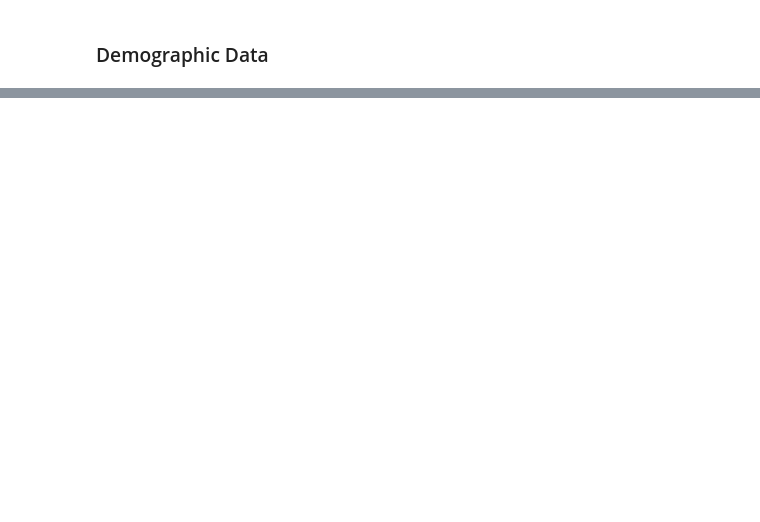
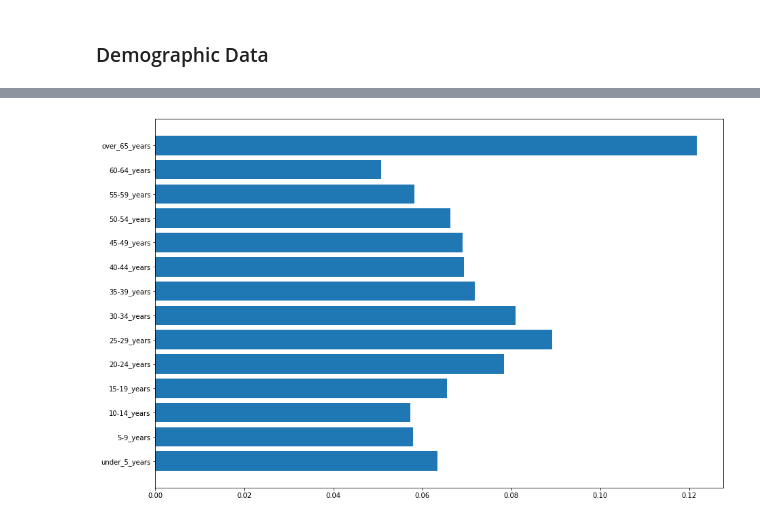
Before and after one commit to jagd724/datatlon, a Jupyter notebook: Datathon_DW.ipynb, the cells around one changed output, grey strips where cells are left out. Saved outputs shown, nothing was run; the diff lists cells and outputs as text; code cells hidden in the pictures; blank space fills up the shorter version.

Commit message:
Demographic and climate dw

```diff
--- a/Datathon_DW.ipynb
+++ b/Datathon_DW.ipynb
@@ -173,2 +345,5 @@ map_1.config
 # %% [markdown]
 ### Demographic Data
+# %%
+#We strat loading the dataset that contains the demographic information about each nta
+demographics = pd.read_csv('data/demographics.csv')
@@ -174,0 +352,3 @@ map_1.config
+# %%
+Agesrange=demographics.loc[:,'under_5_years':'over_65_years'].sum()/demographics["population"].sum()
+Agesrange
@@ -174,0 +371,7 @@ map_1.config
+# %%
+plt.figure(figsize=(15,10))
+plt.barh(Agesrange.index,Agesrange.values)
+plt.title("Age Range in New York")
+plt.show()
+# %% [output]
+[figure, added]
```
Also changed, not shown: parts of 56 cells of this notebook.
